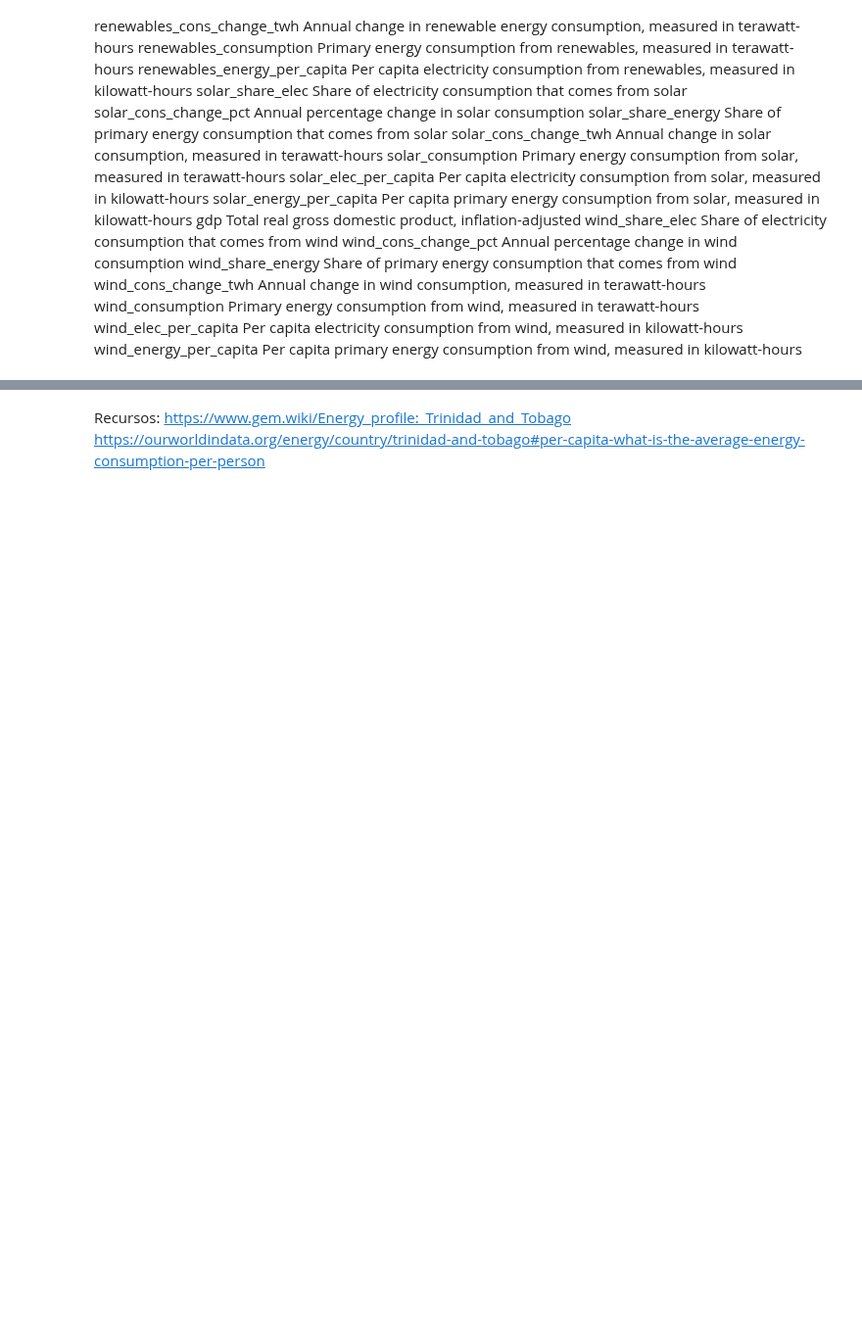
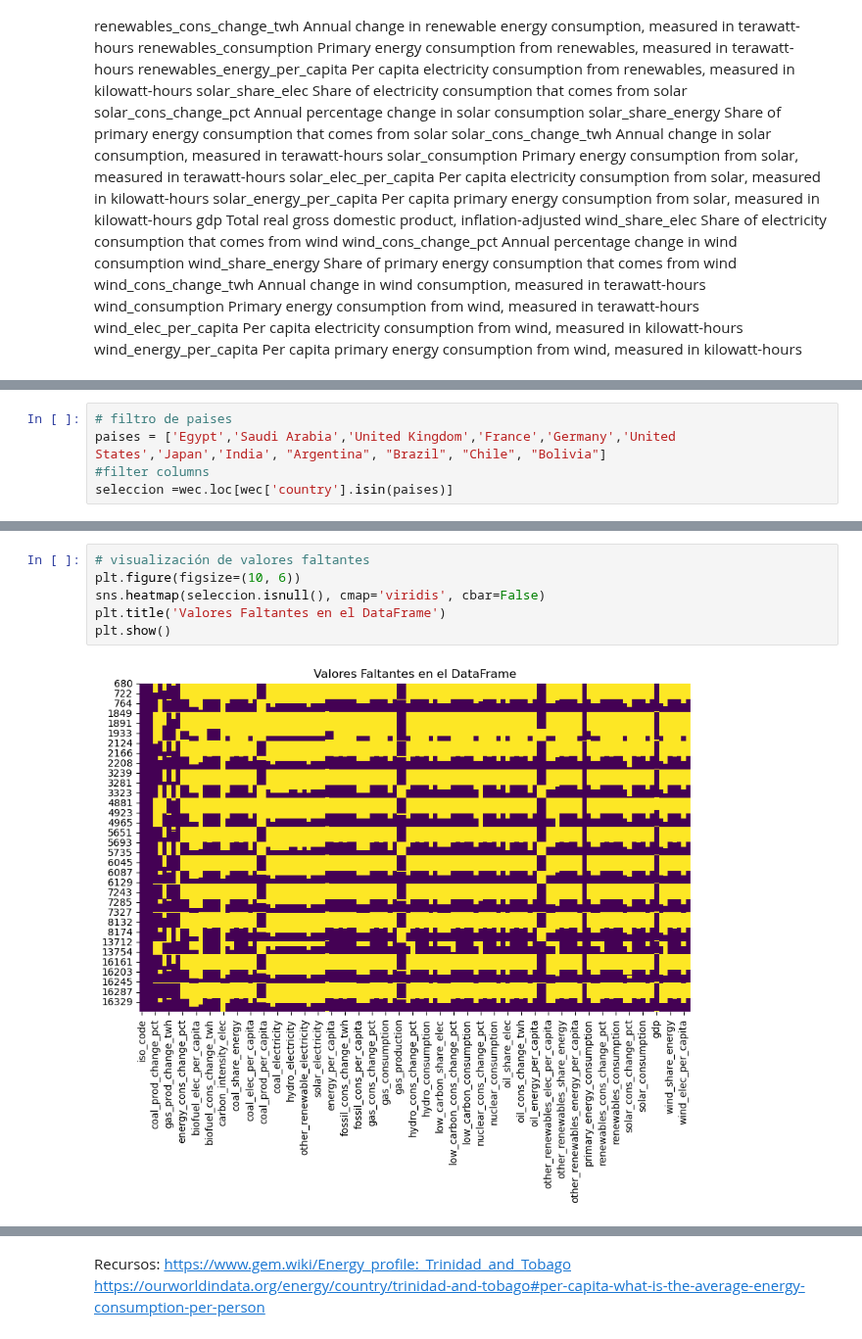
Before and after one commit to L-Ameneiro/EDA-Datasets, a Jupyter notebook: notebooks/consumo_energetico_mundial.ipynb, the cells around one changed output, grey strips where cells are left out. Shown at 98% size. Cells and saved outputs as stored; diff of their text form; blank space fills up the shorter version.

```diff
--- a/notebooks/consumo_energetico_mundial.ipynb
+++ b/notebooks/consumo_energetico_mundial.ipynb
@@ -224,0 +255,5 @@ plt.show()
+# %%
+# filtro de paises
+paises = ['Egypt','Saudi Arabia','United Kingdom','France','Germany','United States','Japan','India', "Argentina", "Brazil", "Chile", "Bolivia"]
+#filter columns
+seleccion =wec.loc[wec['country'].isin(paises)]
@@ -224,0 +264,8 @@ plt.show()
+# %%
+# visualización de valores faltantes
+plt.figure(figsize=(10, 6))
+sns.heatmap(seleccion.isnull(), cmap='viridis', cbar=False)
+plt.title('Valores Faltantes en el DataFrame')
+plt.show()
+# %% [output]
+[figure, added]
```
Also changed, not shown: parts of 14 cells of this notebook.
